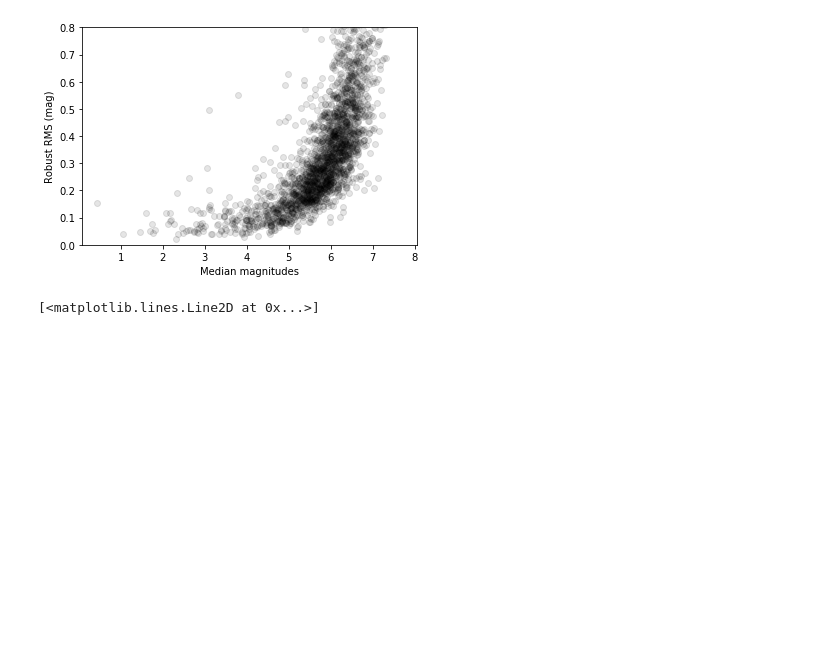
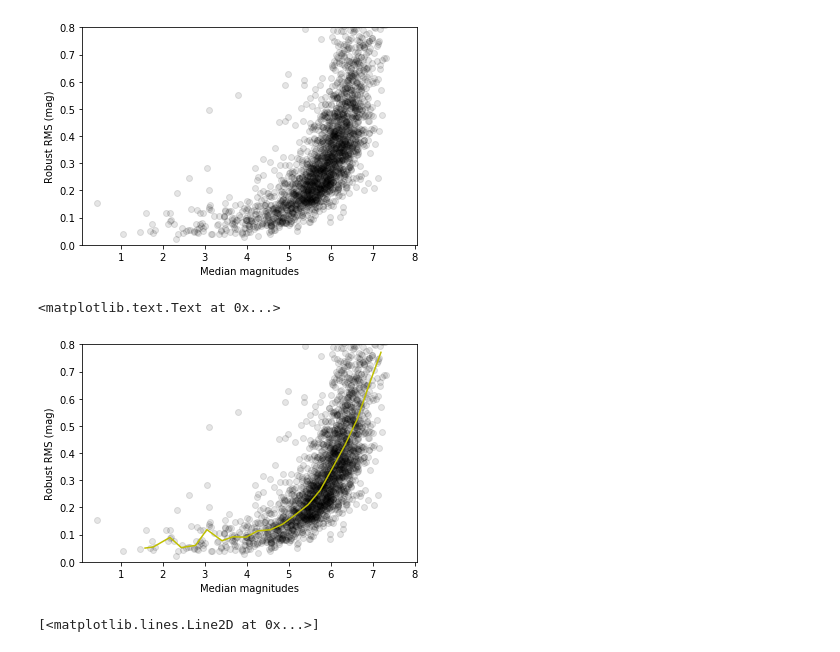
Before and after one commit to lsst/all_sky_phot, a Jupyter notebook: data/az_camera/L3_phot_analysis.ipynb, the cells around one changed output. Cells and saved outputs as stored; diff of their text form; code cells hidden in the pictures; blank space fills up the shorter version.

```diff
--- a/data/az_camera/L3_phot_analysis.ipynb
+++ b/data/az_camera/L3_phot_analysis.ipynb
@@ -13,6 +16,8 @@ data.close()
 # %%
 # Let's set up an array to hold everything
 phot_array = np.zeros((bsc.size, len(phot_tables)), dtype=float)
+alt_array = np.zeros((bsc.size, len(phot_tables)), dtype=float)
+az_array = np.zeros((bsc.size, len(phot_tables)), dtype=float)
 phot_tables[0]
 # %% [output]
 <QTable length=4921>
@@ -38,6 +43,8 @@ phot_tables[0]
 # %%
 for i, phot_table in enumerate(phot_tables):
     phot_array[phot_table['catalog_indx'].data, i] = phot_table['aperture_sum_bkgsub2']
+    alt_array[phot_table['catalog_indx'].data, i] = phot_table['alt']
+    az_array[phot_table['catalog_indx'].data, i] = phot_table['az']
 # %%
 bsc_indx = np.arange(bsc.size)
 has_obs = np.where(phot_array.sum(axis=1) > 0)[0]
@@ -65,6 +74,23 @@ plt.ylabel('Robust RMS (mag)')
 # %% [output]
 <matplotlib.text.Text at 0x...>
 [figure]
+# %%
+# OK, now we can make a rolling median to generate an expected rms as a function of mag
+bins = np.arange(.5,7.5, .3)
+good_vals = np.isfinite(median_mags) & np.isfinite(rmss)
+mean_bin, _1, _2 = binned_statistic(median_mags[good_vals]+zp, median_mags[good_vals]+zp, bins=bins)
+rms_binned, _1, _2 = binned_statistic(median_mags[good_vals]+zp, rmss[good_vals], statistic=np.median, bins=bins)
+rms_interp = interp1d(mean_bin, rms_binned, bounds_error=False)
+# %%
+plt.plot(median_mags+zp, rmss, 'ko', alpha=.1)
+plt.ylim([0,0.8])
+plt.plot(mean_bin, rms_binned, 'y')
+
+plt.xlabel('Median magnitudes')
+plt.ylabel('Robust RMS (mag)')
+# %% [output]
+<matplotlib.text.Text at 0x...>
+[figure, added]
 # %%
 count = mag_array.copy()
 count[np.isnan(count)] = 0
```
Also changed, not shown: parts of 13 cells of this notebook.
